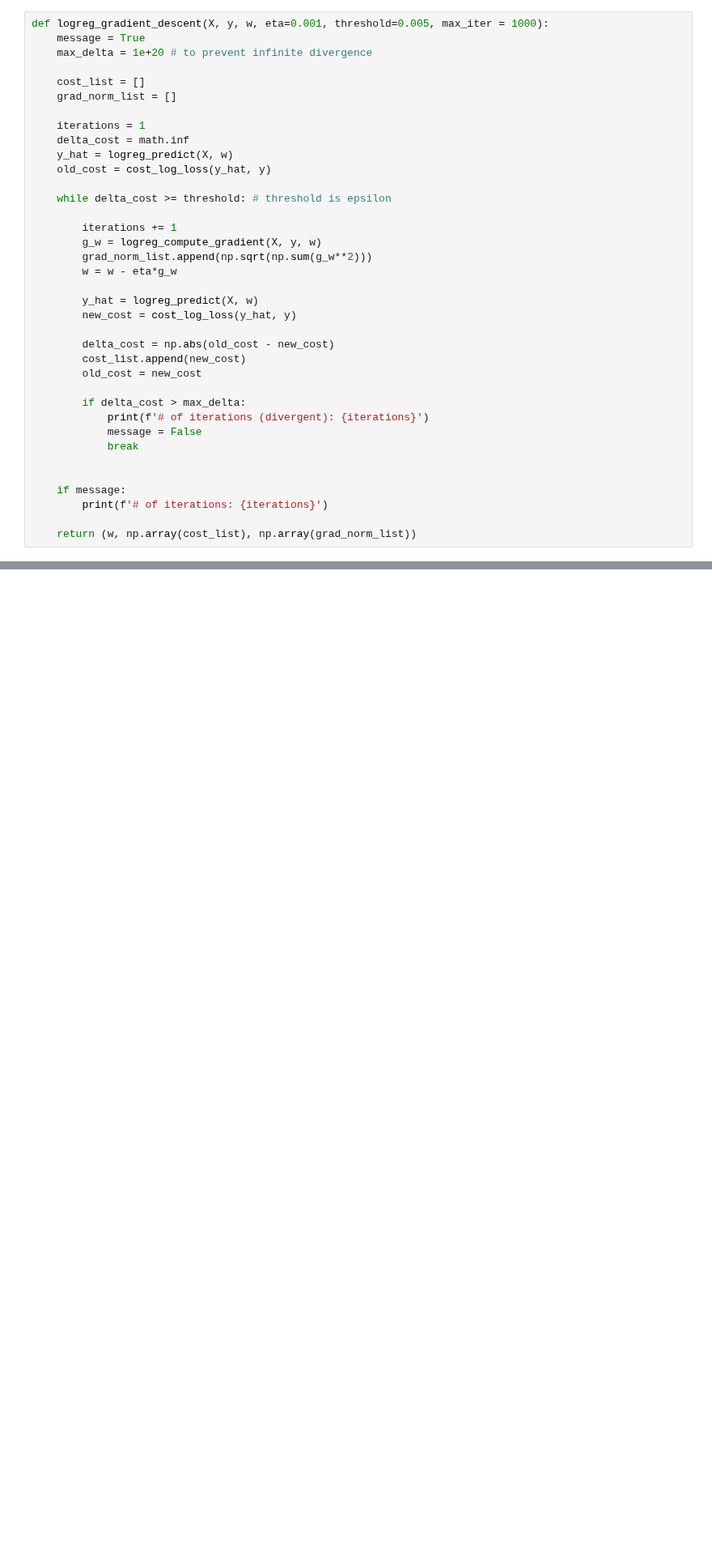
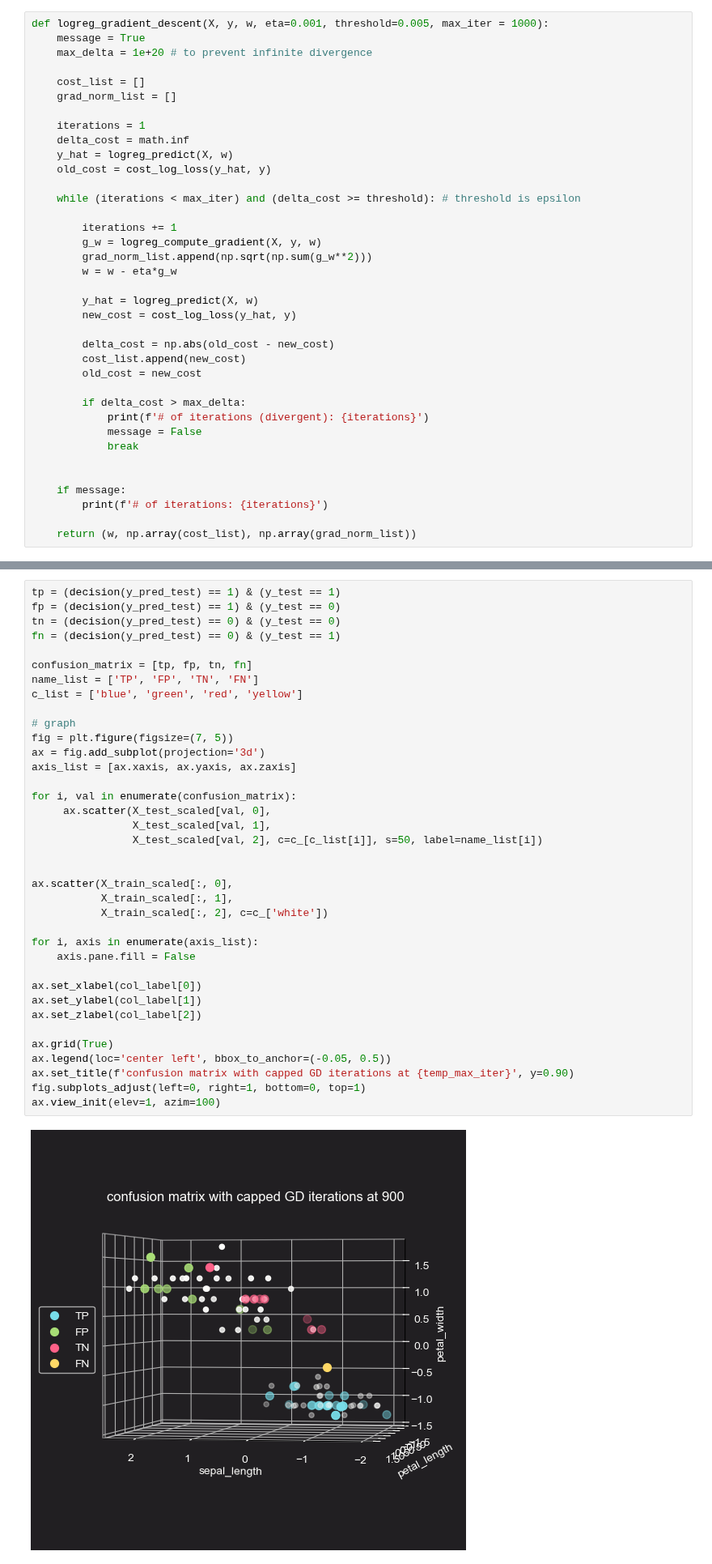
Before and after one commit to jakecreate/machine-learning-from-scratch, a Jupyter notebook: notebooks/1_fundamentals_of_supervised_learning.ipynb, the cells around one changed output, grey strips where cells are left out. Shown at 81% size. Drawn from its saved outputs; the diff is of its cells as text; blank space fills up the shorter version.

```diff
--- a/notebooks/1_fundamentals_of_supervised_learning.ipynb
+++ b/notebooks/1_fundamentals_of_supervised_learning.ipynb
@@ -714,7 +714,7 @@ def logreg_gradient_descent(X, y, w, eta=0.001, threshold=0.005, max_iter = 1000
     y_hat = logreg_predict(X, w)
     old_cost = cost_log_loss(y_hat, y)
 
-    while delta_cost >= threshold: # threshold is epsilon
+    while (iterations < max_iter) and (delta_cost >= threshold): # threshold is epsilon
 
         iterations += 1
         g_w = logreg_compute_gradient(X, y, w)
@@ -823,0 +813,39 @@ accuracy: 90.0%
+# %%
+tp = (decision(y_pred_test) == 1) & (y_test == 1)
+fp = (decision(y_pred_test) == 1) & (y_test == 0)
+tn = (decision(y_pred_test) == 0) & (y_test == 0)
+fn = (decision(y_pred_test) == 0) & (y_test == 1)
+
+confusion_matrix = [tp, fp, tn, fn]
+name_list = ['TP', 'FP', 'TN', 'FN']
+c_list = ['blue', 'green', 'red', 'yellow']
+
+# graph
+fig = plt.figure(figsize=(7, 5))
+ax = fig.add_subplot(projection='3d')
+axis_list = [ax.xaxis, ax.yaxis, ax.zaxis]
+
+for i, val in enumerate(confusion_matrix):
+     ax.scatter(X_test_scaled[val, 0],
+                X_test_scaled[val, 1],
+                X_test_scaled[val, 2], c=c_[c_list[i]], s=50, label=name_list[i])
+
+
+ax.scatter(X_train_scaled[:, 0],
+           X_train_scaled[:, 1],
+           X_train_scaled[:, 2], c=c_['white'])
+
+for i, axis in enumerate(axis_list):
+    axis.pane.fill = False
+
+ax.set_xlabel(col_label[0])
+ax.set_ylabel(col_label[1])
+ax.set_zlabel(col_label[2])
+
+ax.grid(True)
+ax.legend(loc='center left', bbox_to_anchor=(-0.05, 0.5))
+ax.set_title(f'confusion matrix with capped GD iterations at {temp_max_iter}', y=0.90)
+fig.subplots_adjust(left=0, right=1, bottom=0, top=1)
+ax.view_init(elev=1, azim=100)
+# %% [output]
+[figure, added]
```
Also changed, not shown: parts of 17 cells of this notebook, 1 other file.
